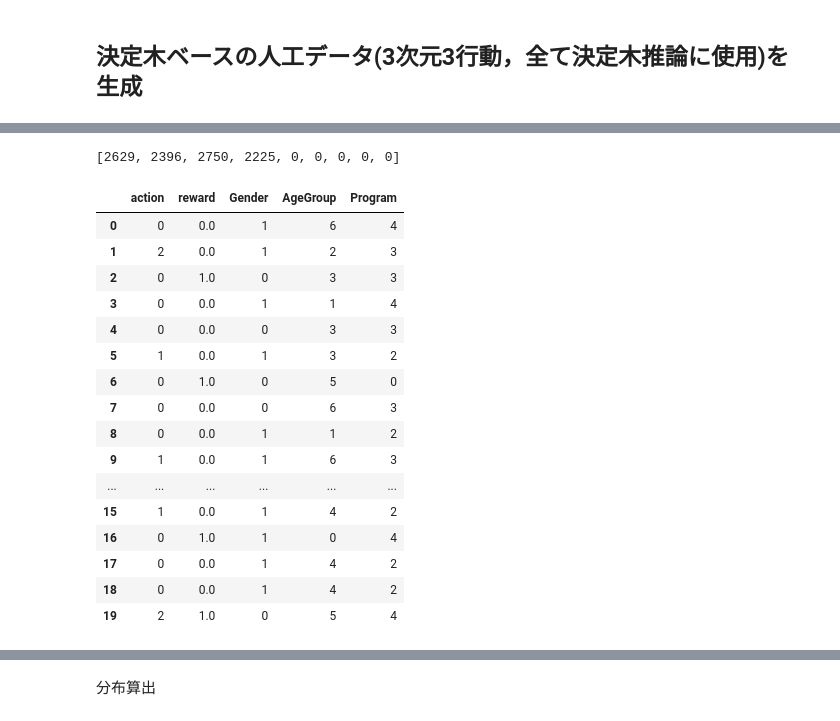
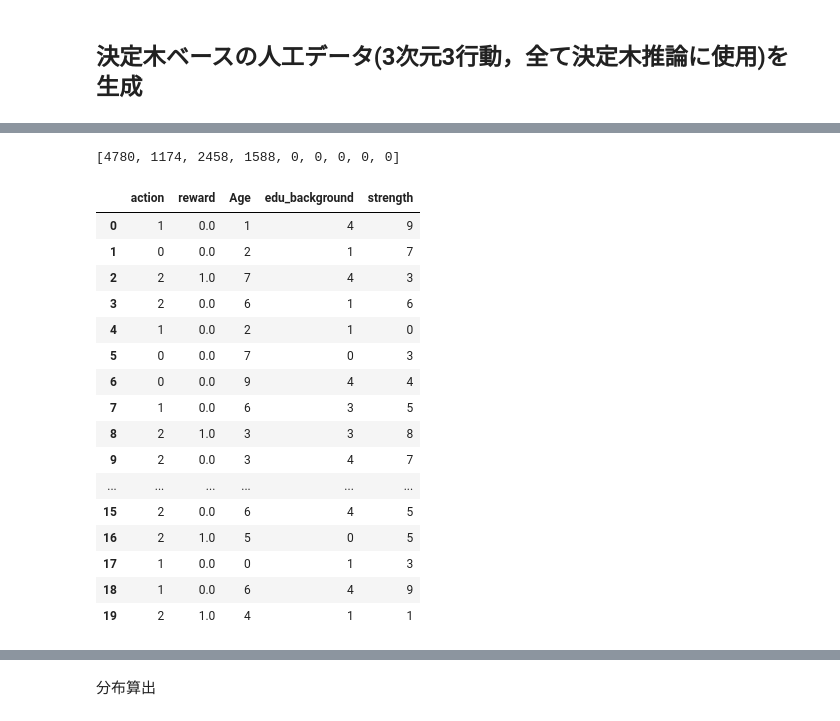
Before and after one commit to shobigrock/sotsuron, a Jupyter notebook: MABs_3_dims_3_actions.ipynb, the cells around one changed output, grey strips where cells are left out. Cells and saved outputs as stored; diff of their text form; code cells hidden in the pictures.

```diff
--- a/MABs_3_dims_3_actions.ipynb
+++ b/MABs_3_dims_3_actions.ipynb
@@ -111,9 +111,9 @@ n_dims = 3
 # df["Browser"] = np.random.choice(["Opera","Chrome","Safari"], length, p = [.1,.6,.3])
 
 df["action"] = np.random.randint(0, n_arms, size=length)
-df["Gender"] = np.random.randint(0, 10, size=length)
-df["AgeGroup"] = np.random.randint(0, 10, size=length)
-df["Program"] = np.random.randint(0, 10, size=length)
+df["Age"] = np.random.randint(0, 10, size=length)
+df["edu_background"] = np.random.randint(0, 5, size=length)
+df["strength"] = np.random.randint(0, 10, size=length)
 # df["Income"] = np.random.randint(0, 10, size=length)
 # df["State"] = np.random.choice([0,1,2,3,4], length, p = [.2,.3,.35,.10,.05])
 # df["Device"] = np.random.choice([0,1,2], length, p = [.6,.35,.05])
@@ -142,68 +142,68 @@ df.head(10)
 reward_set = np.empty(shape=(0,))
 # 行動ごとに閾値だけ変えてやってみる(面倒くさいので木の構造は変えていない)
 # 極端な分割は避けたい（ただ報酬変えれば大丈夫では？）
-threshold = [[0,0,1],
-             [2,4,2],
-             [2,3,3]]  # threshold[閾値idx][行動idx]で利用
+threshold = [[5,5,5],
+             [3,3,3],
+             [5,5,5]]  # threshold[閾値idx][行動idx]で利用
 
-reward_list = [[[.25,.75], [.90,.10], [.90,.10]],
-               [[.90,.10], [.25,.75], [.90,.10]],
-               [[.90,.10], [.90,.10], [.25,.75]]]
+reward_list = [[[.90,.10], [.25,.75], [.70,.30], [.20,.80]],  # 低収入である確率
+               [[.80,.20], [.85,.15], [.60,.40], [.85,.15]],  # 中収入である確率
+               [[.30,.70], [.90,.10], [.70,.30], [.95,.05]]]  # 高収入である確率
 
 hyper_domain_count_list = [0] * 9  # 人工データの偏りを測るリスト1
 
 for row in df.itertuples():
     # 報酬の値を高くしすぎた気がするので，紙に書いたよりも低い値に変更(平均0.25くらいになるように，，，)
     tmp_a = row[1]
 
     # 現在木は1本だけど，ブートストラップが不利になりそう ← 探索の複雑性が減少
     # 行動ごとに複数本もあり得るが，今はスルー
-    if row[2] == threshold[0][tmp_a]:
+    if row[2] <= threshold[0][tmp_a]:
         if row[3] <= threshold[1][tmp_a]:
-            reward_set =np.append(reward_set, np.random.choice([0,1], p = [.90,.10]))
+            reward_set =np.append(reward_set, np.random.choice([0,1], p = reward_list[tmp_a][0]))
             hyper_domain_count_list[0] += 1
         else:
-            reward_set =np.append(reward_set, np.random.choice([0,1], p = [.25,.75]))  # 当たり
+            reward_set =np.append(reward_set, np.random.choice([0,1], p = reward_list[tmp_a][1]))
             hyper_domain_count_list[1] += 1
     else:
         if row[4] <= threshold[2][tmp_a]:
-            reward_set =np.append(reward_set, np.random.choice([0,1], p = [.95,.05]))
+            reward_set =np.append(reward_set, np.random.choice([0,1], p = reward_list[tmp_a][2]))
             hyper_domain_count_list[2] += 1
         else:
-            reward_set =np.append(reward_set, np.random.choice([0,1], p = [.85,.15]))
+            reward_set =np.append(reward_set, np.random.choice([0,1], p = reward_list[tmp_a][3]))
             hyper_domain_count_list[3] += 1
 
     # 報酬の分布が簡単すぎる可能性
     # 似たような分布を複数の葉ノードに設置してやって，試行回数重ねないといけないようにする
     # 木の深さを調整出来るように関数組めたら〇
 
     # ノードごと報酬の事後分布の被りがあるかどうか確認
     # →β分布のα,β推定→pのヒストグラムを作る
     # ノードごとにヒストグラムを見て分布に被っている所があるように調整する．
 
 print(hyper_domain_count_list)
 df["reward"] = reward_set
-df = df[["action", "reward", "Gender", "AgeGroup", "Program"]]
+df = df[["action", "reward", "Age", "edu_background", "strength"]]
 df.head(20)
 # %% [output]
-[2629, 2396, 2750, 2225, 0, 0, 0, 0, 0]
+[4780, 1174, 2458, 1588, 0, 0, 0, 0, 0]
-|  | action | reward | Gender | AgeGroup | Program |
-| 0 | 0 | 0.0 | 1 | 6 | 4 |
-| 1 | 2 | 0.0 | 1 | 2 | 3 |
-| 2 | 0 | 1.0 | 0 | 3 | 3 |
-| 3 | 0 | 0.0 | 1 | 1 | 4 |
-| 4 | 0 | 0.0 | 0 | 3 | 3 |
-| 5 | 1 | 0.0 | 1 | 3 | 2 |
-| 6 | 0 | 1.0 | 0 | 5 | 0 |
-| 7 | 0 | 0.0 | 0 | 6 | 3 |
-| 8 | 0 | 0.0 | 1 | 1 | 2 |
-| 9 | 1 | 0.0 | 1 | 6 | 3 |
+|  | action | reward | Age | edu_background | strength |
+| 0 | 1 | 0.0 | 1 | 4 | 9 |
+| 1 | 0 | 0.0 | 2 | 1 | 7 |
+| 2 | 2 | 1.0 | 7 | 4 | 3 |
+| 3 | 2 | 0.0 | 6 | 1 | 6 |
+| 4 | 1 | 0.0 | 2 | 1 | 0 |
+| 5 | 0 | 0.0 | 7 | 0 | 3 |
+| 6 | 0 | 0.0 | 9 | 4 | 4 |
+| 7 | 1 | 0.0 | 6 | 3 | 5 |
+| 8 | 2 | 1.0 | 3 | 3 | 8 |
+| 9 | 2 | 0.0 | 3 | 4 | 7 |
 | ... | ... | ... | ... | ... | ... |
-| 15 | 1 | 0.0 | 1 | 4 | 2 |
-| 16 | 0 | 1.0 | 1 | 0 | 4 |
-| 17 | 0 | 0.0 | 1 | 4 | 2 |
-| 18 | 0 | 0.0 | 1 | 4 | 2 |
-| 19 | 2 | 1.0 | 0 | 5 | 4 |
+| 15 | 2 | 0.0 | 6 | 4 | 5 |
+| 16 | 2 | 1.0 | 5 | 0 | 5 |
+| 17 | 1 | 0.0 | 0 | 1 | 3 |
+| 18 | 1 | 0.0 | 6 | 4 | 9 |
+| 19 | 2 | 1.0 | 4 | 1 | 1 |
 # %%
 # typeがfloatぽかったので，intに修正
 df['reward'] = df['reward'].apply(lambda x: int(x))
```
Also changed, not shown: parts of 20 cells of this notebook.
